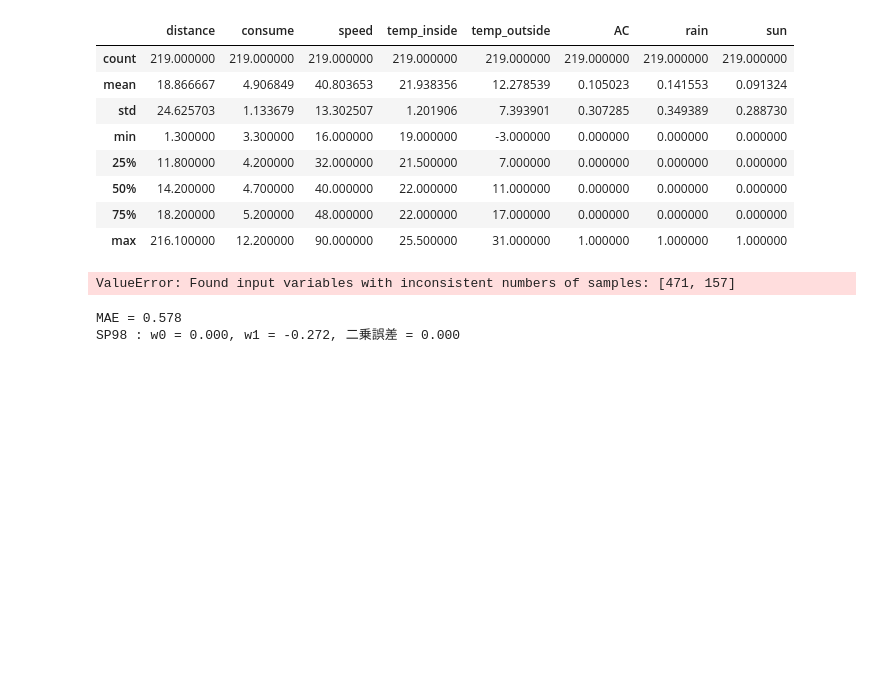
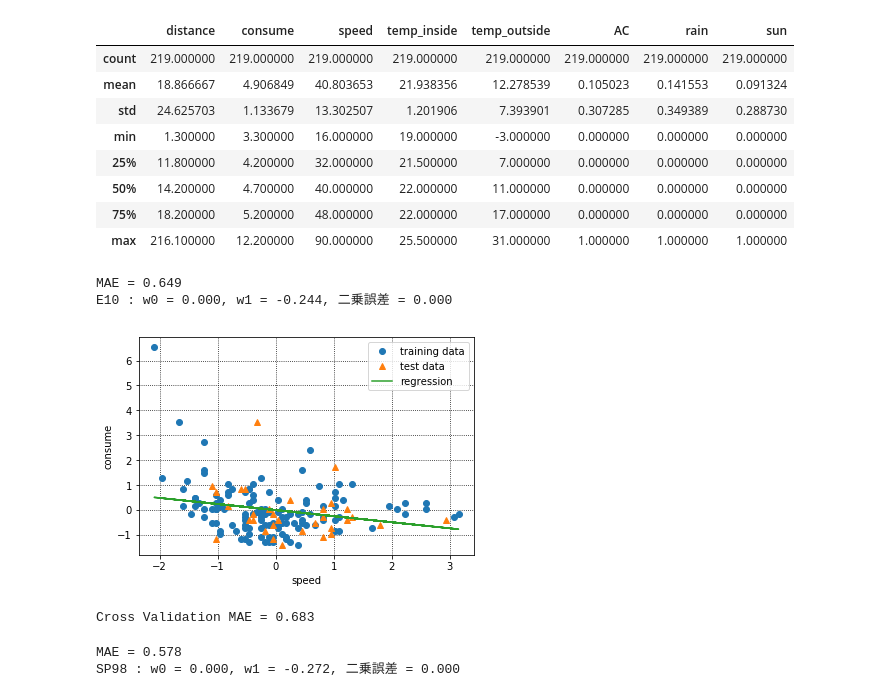
Before and after one commit to mitsuo0114/MLTraining, a Jupyter notebook: car_fuel/Day2.ipynb, the cells around one changed output. Cells and saved outputs as stored; diff of their text form; code cells hidden in the pictures; blank space fills up the shorter version.

```diff
--- a/car_fuel/Day2.ipynb
+++ b/car_fuel/Day2.ipynb
@@ -148,7 +148,7 @@ def showGraph(X_train, X_test, y_train, y_test, y_pred_test, y_pred_train):
     plt.show()
 
 def crossValidation(x,y):
-    # X = x.reshape(-1,1) # scikit-learnに入力するために整形
+    X = x.reshape(-1,1) # scikit-learnに入力するために整形
     n_split = 5 # グループ数を設定（今回は5分割）
 
     cross_valid_mae = 0
@@ -167,37 +167,43 @@ def crossValidation(x,y):
         y_pred_test = regr.predict(X_test)
 
         # テストデータに対するMAEを計算
         mae = mean_absolute_error(y_test, y_pred_test)
 #        print("Fold %s"%split_num)
 #        print("MAE = %s"%round(mae, 3))
 #        print()
 
         cross_valid_mae += mae #後で平均を取るためにMAEを加算
         split_num += 1
 
         # MAEの平均値を最終的な汎化誤差値とする
         final_mae = cross_valid_mae / n_split
     print("Cross Validation MAE = %s"%round(final_mae, 3))
 
 def standalization(d):
     df = pd.DataFrame(d,dtype=float)
     stdsc = StandardScaler()
     return stdsc.fit_transform(df.values)
 
 def run(gas_type, X, Y):
     X = standalization(X)
     Y = standalization(Y)
     result = list(holdout(0.2, gas_type, X, Y))
     showGraph(*result)
     crossValidation(X, Y)
 
-x_keys = ["speed", "temp_inside", "temp_outside"]
-# Do not run with error "ValueError: Found input variables with inconsistent numbers of samples: [314, 157]"
-# at train_test_split. 倍になっている？
+# Do not run with multiple parameter at train_test_split.
+#
+# error "ValueError: Found input variables with inconsistent numbers of samples: [314, 157]"
+#
+# 倍になっている？
 # x_keys = ["speed", "temp_inside"]
+x_keys = ["speed"]
 run("E10", df_e10[x_keys].values, df_e10[["consume"]].values)
 # %% [output]
-ValueError: Found input variables with inconsistent numbers of samples: [471, 157]
+MAE = 0.649
+E10 : w0 = 0.000, w1 = -0.244, 二乗誤差 = 0.000
+[figure, added]
+Cross Validation MAE = 0.683
 # %%
 run("SP98", df_sp98["speed"].values, df_sp98["consume"].values)
 # %% [output]
```
Also changed, not shown: parts of 5 cells of this notebook.
